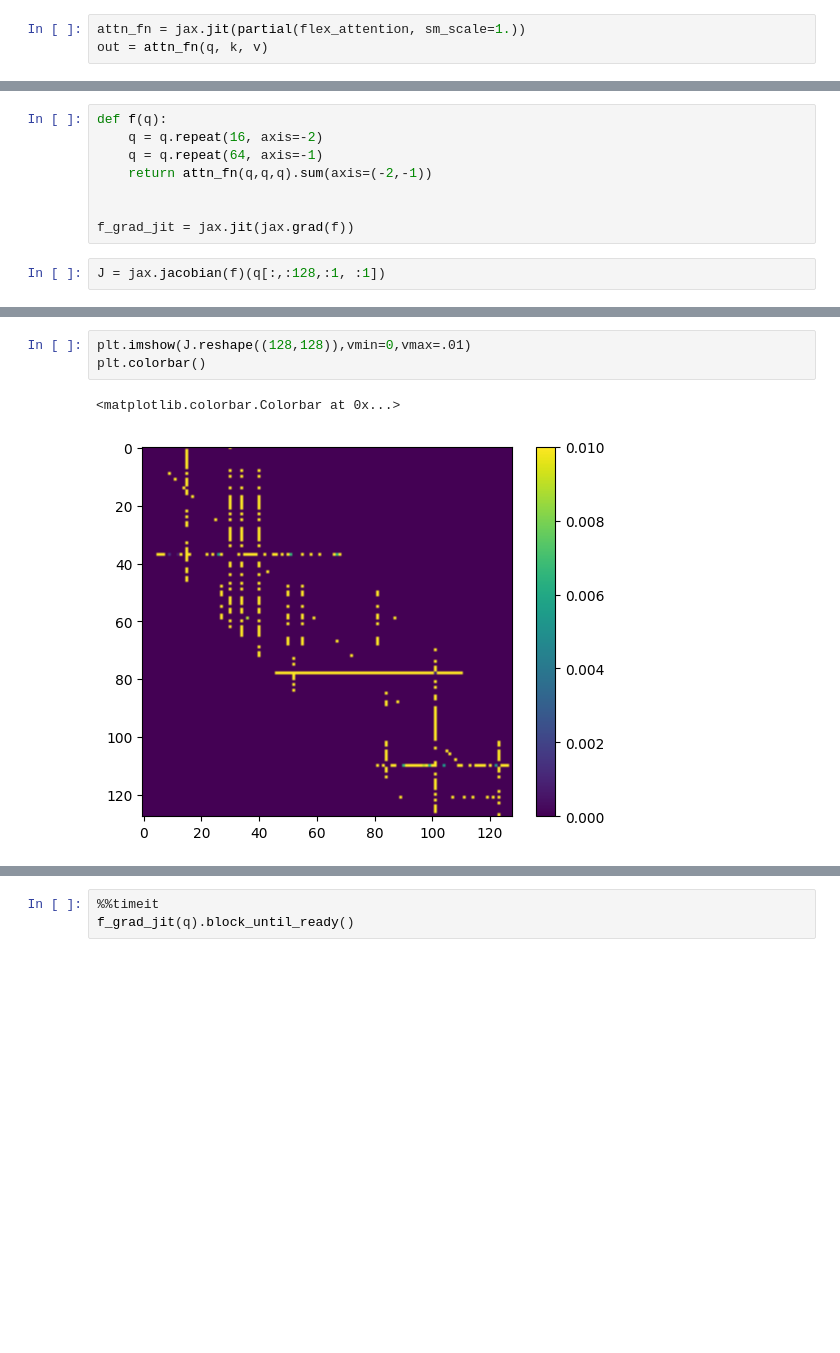
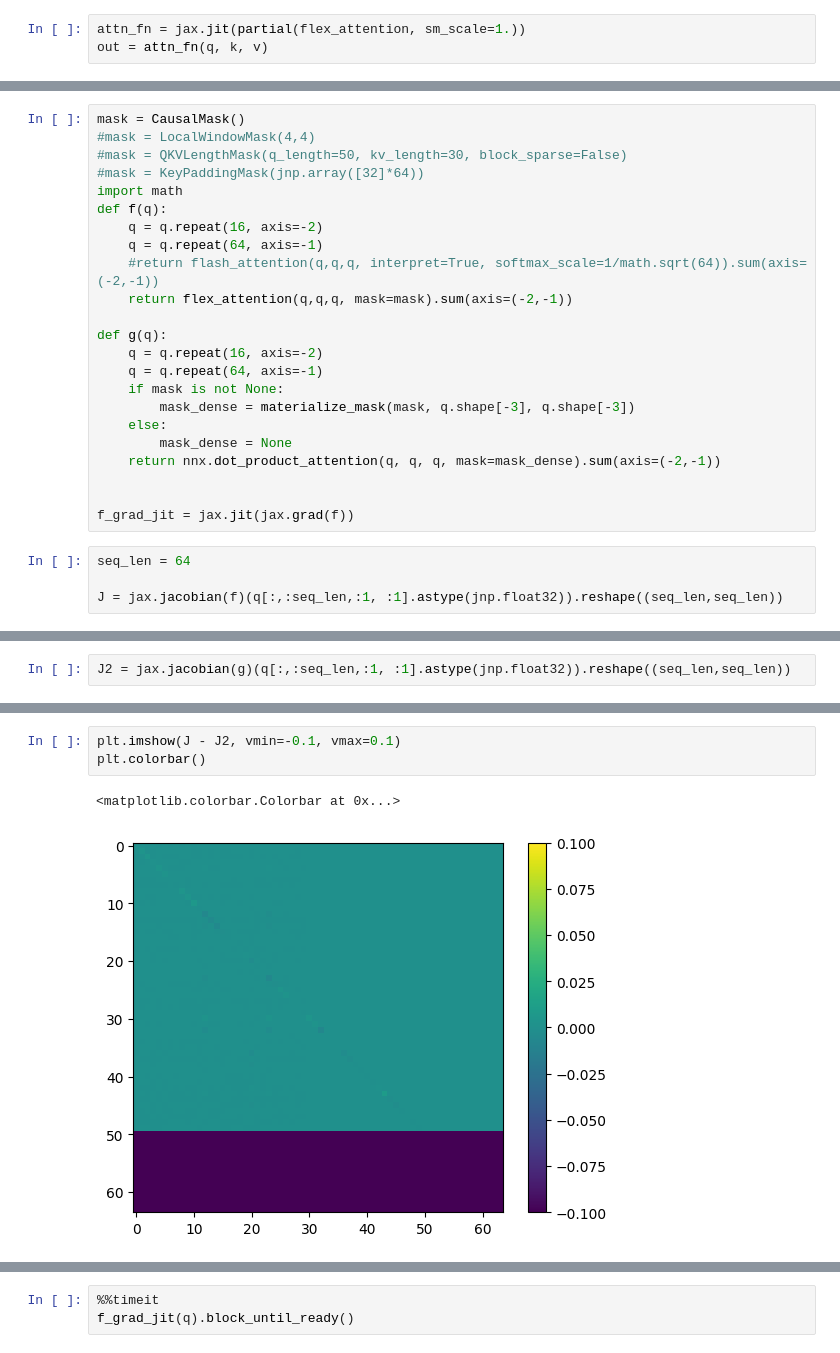
Before and after one commit to mackelab/probjax, a Jupyter notebook: examples/nn/transformers/attention.ipynb, the cells around one changed output, grey strips where cells are left out. Drawn from its saved outputs; the diff is of its cells as text; blank space fills up the shorter version.

```diff
--- a/examples/nn/transformers/attention.ipynb
+++ b/examples/nn/transformers/attention.ipynb
@@ -233,10 +184,27 @@ attn_fn = jax.jit(partial(flash_attention, mask_fn=lambda q_id, k_id: jnp.abs(q_
-# %%
-def f(q):
-    q = q.repeat(16, axis=-2)
-    q = q.repeat(64, axis=-1)
-    return attn_fn(q,q,q).sum(axis=(-2,-1))
-
-
-f_grad_jit = jax.jit(jax.grad(f))
+# %%
+mask = CausalMask()
+#mask = LocalWindowMask(4,4)
+#mask = QKVLengthMask(q_length=50, kv_length=30, block_sparse=False)
+#mask = KeyPaddingMask(jnp.array([32]*64))
+import math
+def f(q):
+    q = q.repeat(16, axis=-2)
+    q = q.repeat(64, axis=-1)
+    #return flash_attention(q,q,q, interpret=True, softmax_scale=1/math.sqrt(64)).sum(axis=(-2,-1))
+    return flex_attention(q,q,q, mask=mask).sum(axis=(-2,-1))
+
+def g(q):
+    q = q.repeat(16, axis=-2)
+    q = q.repeat(64, axis=-1)
+    if mask is not None:
+        mask_dense = materialize_mask(mask, q.shape[-3], q.shape[-3])
+    else:
+        mask_dense = None
+    return nnx.dot_product_attention(q, q, q, mask=mask_dense).sum(axis=(-2,-1))
+
+
+f_grad_jit = jax.jit(jax.grad(f))
 # %%
-J = jax.jacobian(f)(q[:,:128,:1, :1])
+seq_len = 64
+
+J = jax.jacobian(f)(q[:,:seq_len,:1, :1].astype(jnp.float32)).reshape((seq_len,seq_len))
@@ -242,0 +215,2 @@ J = jax.jacobian(f)(q[:,:128,:1, :1])
+# %%
+J2 = jax.jacobian(g)(q[:,:seq_len,:1, :1].astype(jnp.float32)).reshape((seq_len,seq_len))
@@ -243,6 +222,6 @@ J = jax.jacobian(f)(q[:,:128,:1, :1])
 # %%
-plt.imshow(J.reshape((128,128)),vmin=0,vmax=.01)
+plt.imshow(J - J2, vmin=-0.1, vmax=0.1)
 plt.colorbar()
 # %% [output]
 <matplotlib.colorbar.Colorbar at 0x...>
-[figure, old version]
+[figure, new version]
```
Also changed, not shown: parts of 27 cells of this notebook, 9 other files.
